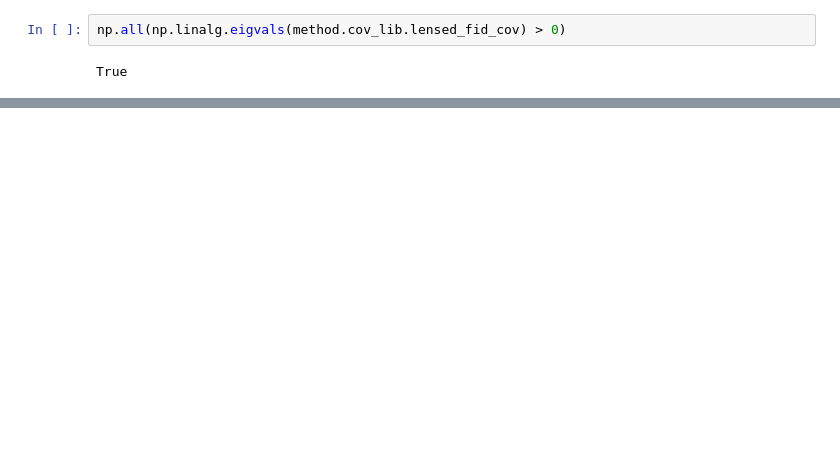
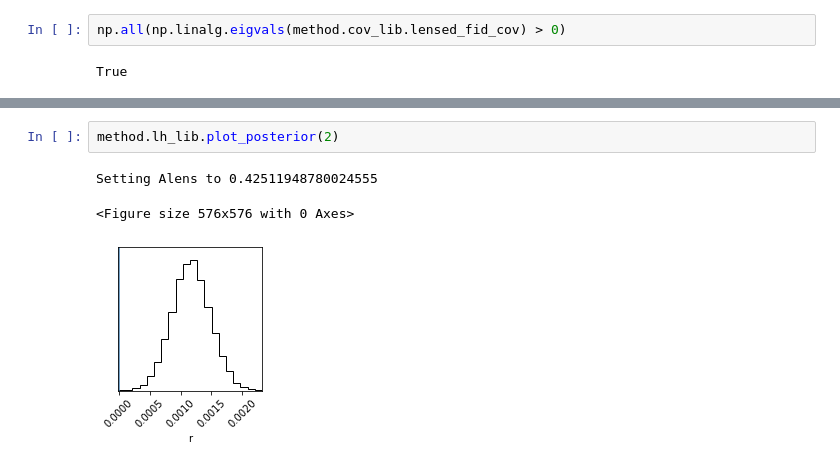
Before and after one commit to antolonappan/s4bird, a Jupyter notebook: Notebooks/z_LB_delensing.ipynb, the cells around one changed output, grey strips where cells are left out. Saved outputs shown, nothing was run; the diff lists cells and outputs as text; blank space fills up the shorter version.

```diff
--- a/Notebooks/z_LB_delensing.ipynb
+++ b/Notebooks/z_LB_delensing.ipynb
@@ -62,0 +72,6 @@ method.lh_lib.sigma_r(0)
+# %%
+method.lh_lib.plot_posterior(2)
+# %% [output]
+Setting Alens to 0.42511948780024555
+<Figure size 576x576 with 0 Axes>
+[figure, added]
```
Also changed, not shown: parts of 16 cells of this notebook, 5 other files.
